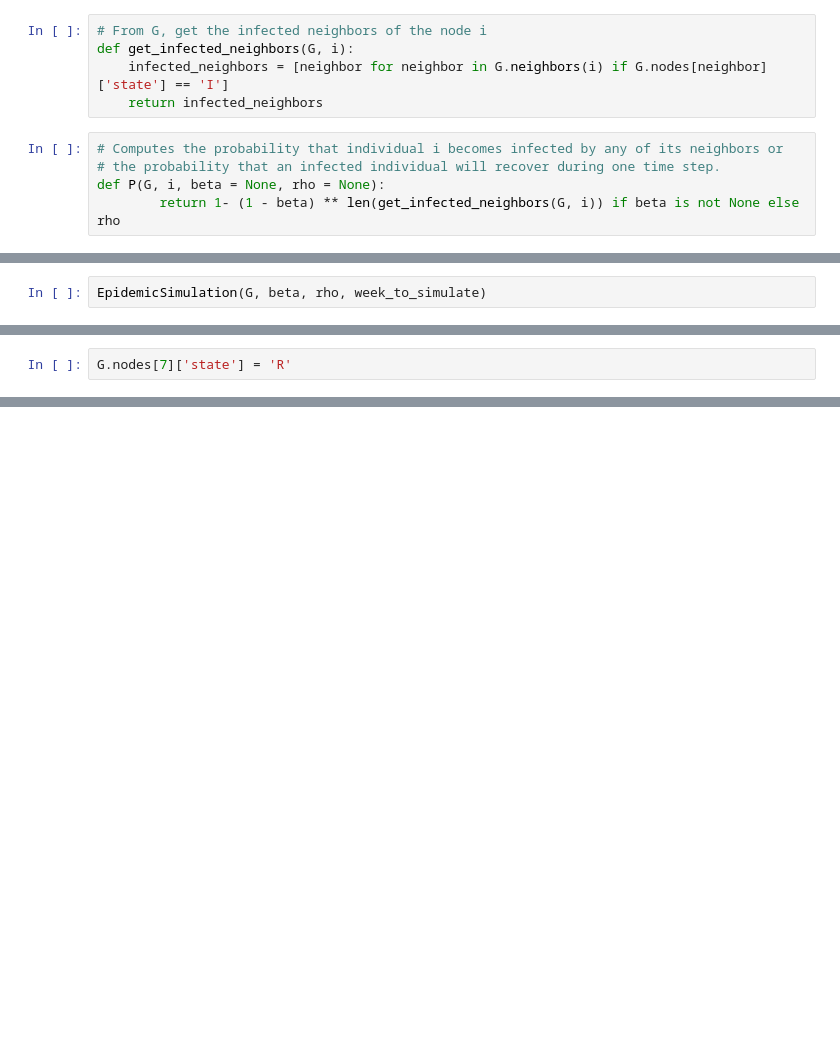
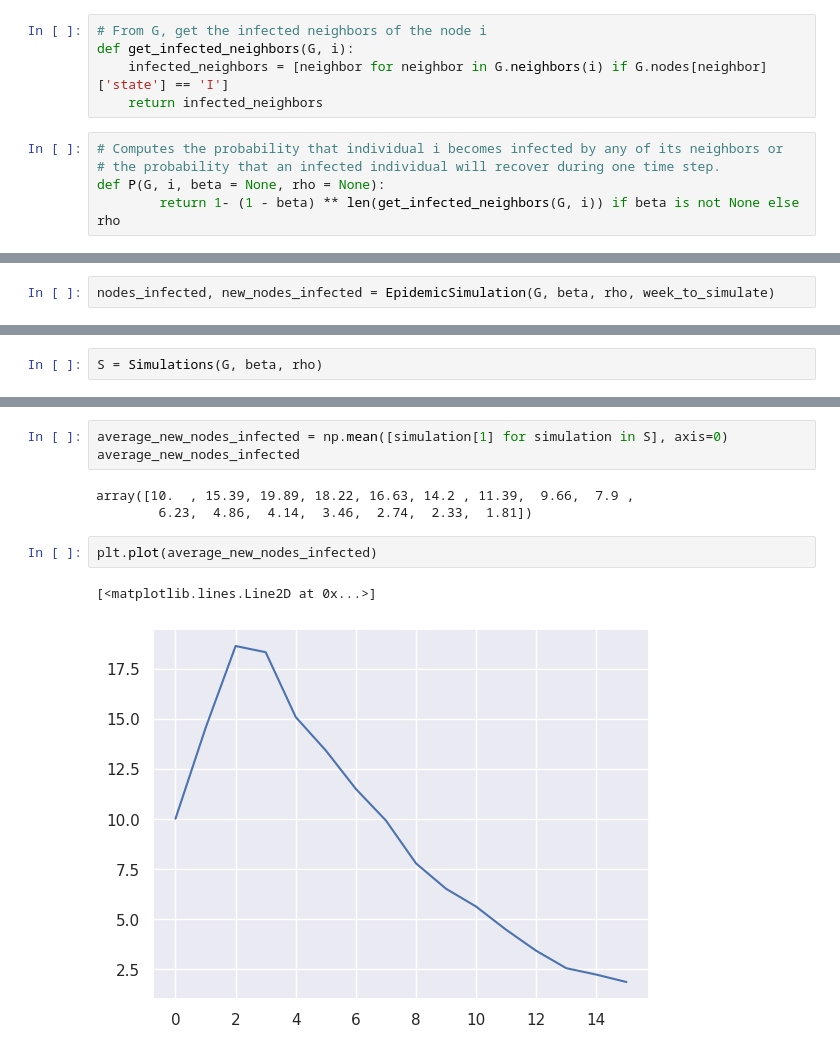
Before and after one commit to MateoRivera/network-dynamics, a Jupyter notebook: H3/H3 - Mateo.ipynb, the cells around one changed output, grey strips where cells are left out. Drawn from its saved outputs; the diff is of its cells as text; blank space fills up the shorter version.

```diff
--- a/H3/H3 - Mateo.ipynb
+++ b/H3/H3 - Mateo.ipynb
@@ -143,2 +157,2 @@ def EpidemicSimulation(G, beta, rho, time_limit):
 # %%
-EpidemicSimulation(G, beta, rho, week_to_simulate)
+nodes_infected, new_nodes_infected = EpidemicSimulation(G, beta, rho, week_to_simulate)
@@ -215,2 +158,0 @@ G_copy.nodes[7]
-# %%
-G.nodes[7]['state'] = 'R'
@@ -227,0 +159,2 @@ if np.random.binomial(1, 0.1):
+# %%
+S = Simulations(G, beta, rho)
@@ -227,0 +163,11 @@ if np.random.binomial(1, 0.1):
+# %%
+average_new_nodes_infected = np.mean([simulation[1] for simulation in S], axis=0)
+average_new_nodes_infected
+# %% [output]
+array([10.  , 15.39, 19.89, 18.22, 16.63, 14.2 , 11.39,  9.66,  7.9 ,
+        6.23,  4.86,  4.14,  3.46,  2.74,  2.33,  1.81])
+# %%
+plt.plot(average_new_nodes_infected)
+# %% [output]
+[<matplotlib.lines.Line2D at 0x...>]
+[figure, added]
```
Also changed, not shown: parts of 18 cells of this notebook.
